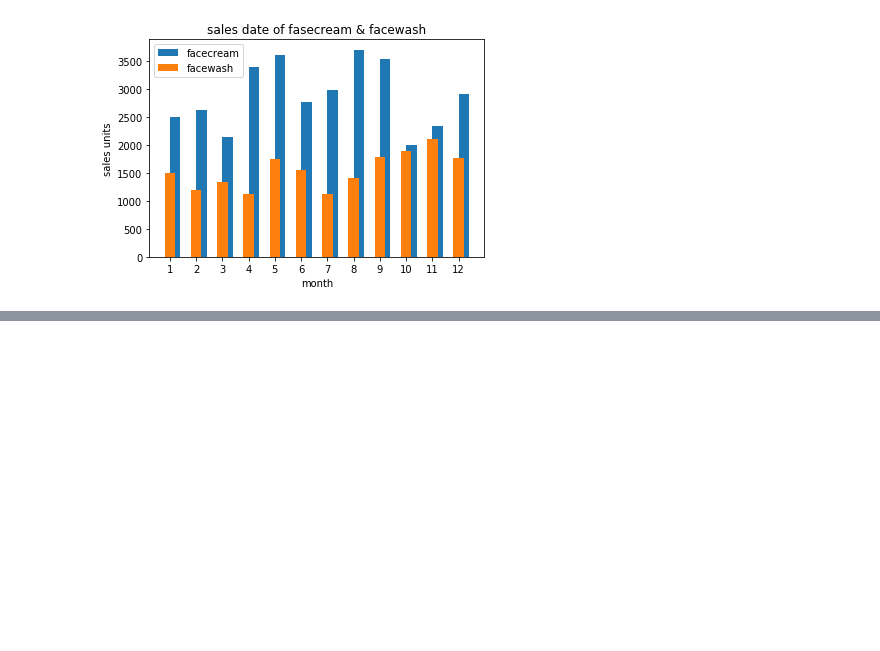
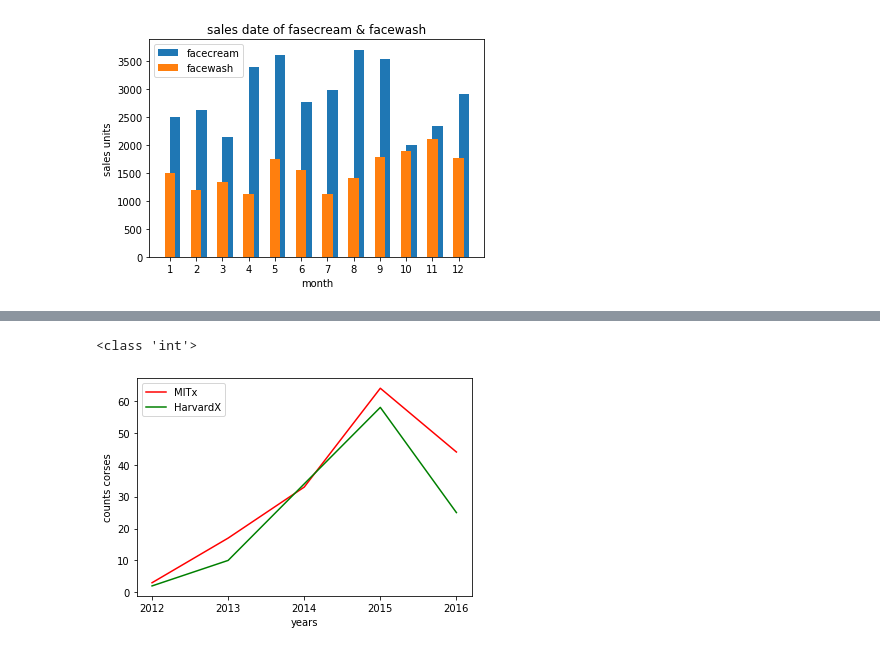
Before and after one commit to jiaoguoning/ipynbfiles, a Jupyter notebook: pythonppt/Xueli4.ipynb, the cells around one changed output, grey strips where cells are left out. Saved outputs shown, nothing was run; the diff lists cells and outputs as text; code cells hidden in the pictures; blank space fills up the shorter version.

```diff
--- a/pythonppt/Xueli4.ipynb
+++ b/pythonppt/Xueli4.ipynb
@@ -178,0 +199,36 @@ plt.bar?
+# %%
+import csv
+import numpy as np
+import matplotlib.pyplot as plt
+
+with open('appendix.csv', 'rt') as fin:
+    cin = csv.reader(fin)
+    villains = [row for row in cin]
+
+dataset = np.array(villains)
+
+year = sorted(list(set([int(i[6:]) for i in dataset[1:, 2]])))
+years = sorted(list(set([i[6:] for i in dataset[1:, 2]])))
+
+mit_year = np.array([i for i in dataset[1:, (0,2)] if i[0]=='MITx'])
+har_year = np.array([i for i in dataset[1:, (0,2)] if i[0]=='HarvardX'])
+
+mit_year = list([int(i[6:]) for i in mit_year[0:, 1]])
+har_year = list([int(i[6:]) for i in har_year[0:, 1]])
+
+num_count_mit, num_count_har = [], []
+for i in year:
+    num_count_mit.append(mit_year.count(i))
+for i in year:
+    num_count_har.append(har_year.count(i))
+
+plt.xlabel('years')
+plt.ylabel('counts corses')
+plt.plot(years, num_count_mit, 'r-')
+plt.plot(years, num_count_har, 'g-')
+plt.legend(['MITx','HarvardX'], loc=2)
+plt.savefig('xueli11-2.png')
+plt.show()
+# %% [output]
+<class 'int'>
+[figure, added]
```
Also changed, not shown: parts of 5 cells of this notebook, 7 other files.
